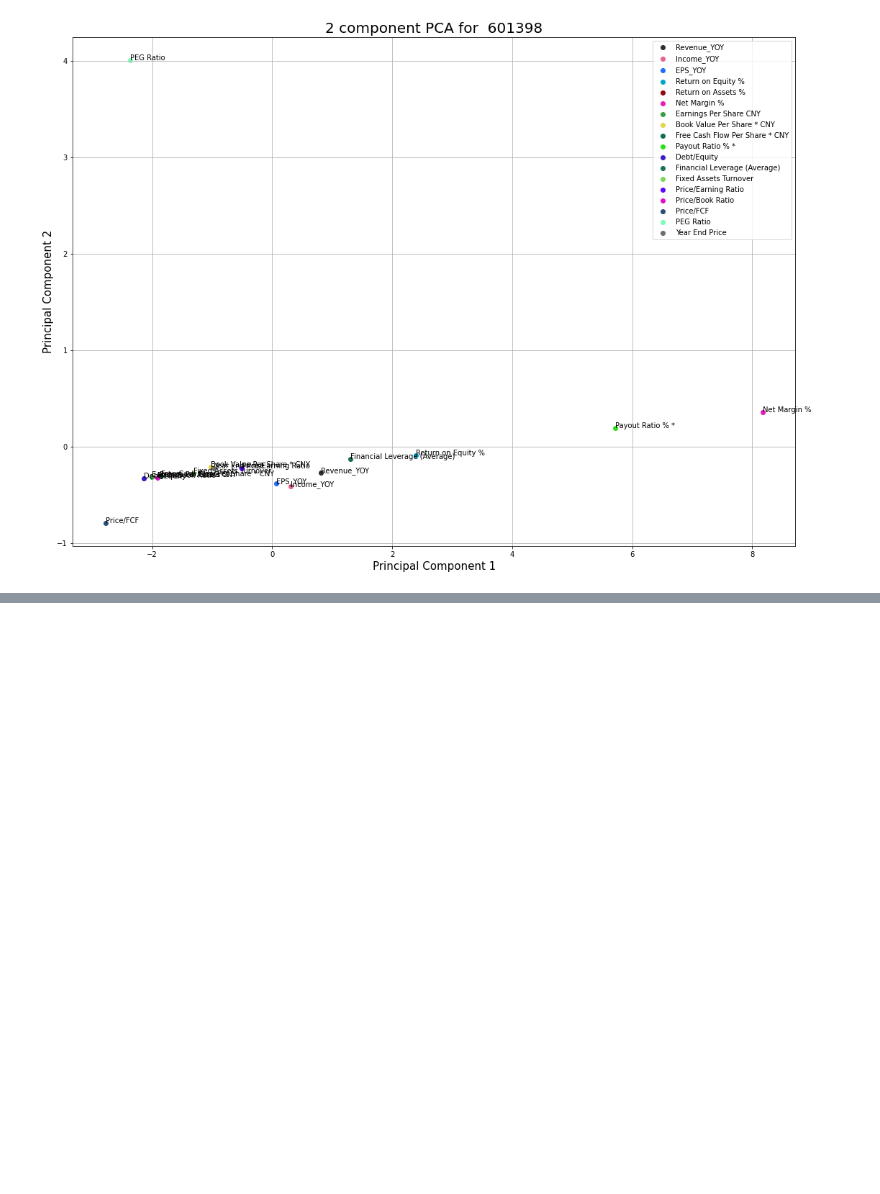
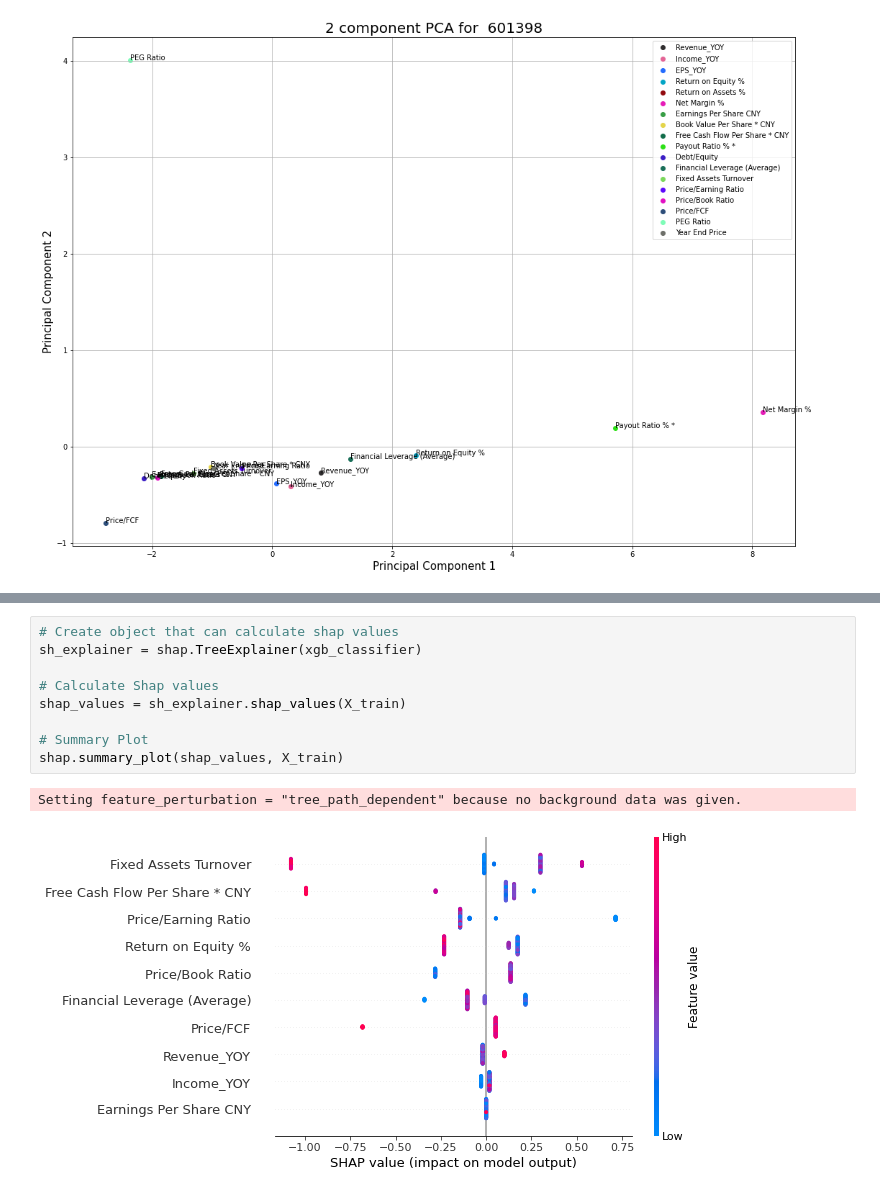
Before and after one commit to szetong/WQU-Group-24, a Jupyter notebook: WQU_Group_24.ipynb, the cells around one changed output, grey strips where cells are left out. Cells and saved outputs as stored; diff of their text form; blank space fills up the shorter version.

```diff
--- a/WQU_Group_24.ipynb
+++ b/WQU_Group_24.ipynb
@@ -746,0 +943,12 @@ ax.grid()
+# %%
+# Create object that can calculate shap values
+sh_explainer = shap.TreeExplainer(xgb_classifier)
+
+# Calculate Shap values
+shap_values = sh_explainer.shap_values(X_train)
+
+# Summary Plot
+shap.summary_plot(shap_values, X_train)
+# %% [output]
+Setting feature_perturbation = "tree_path_dependent" because no background data was given.
+[figure, added]
```
Also changed, not shown: parts of 13 cells of this notebook.
